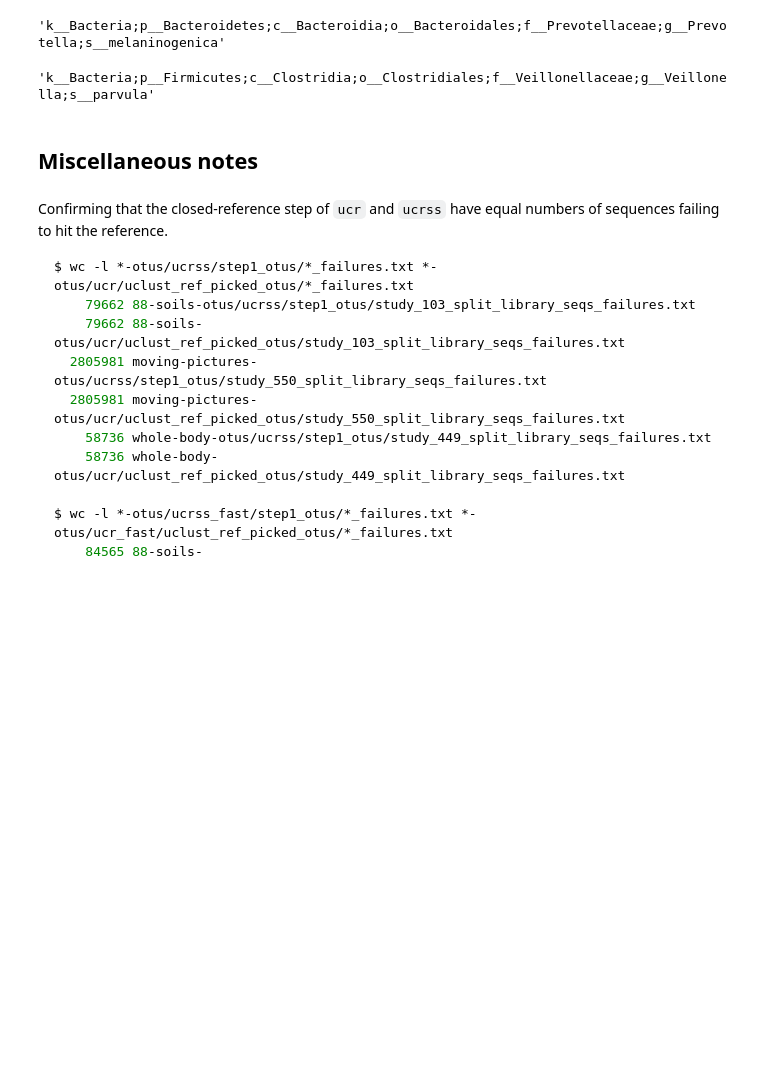
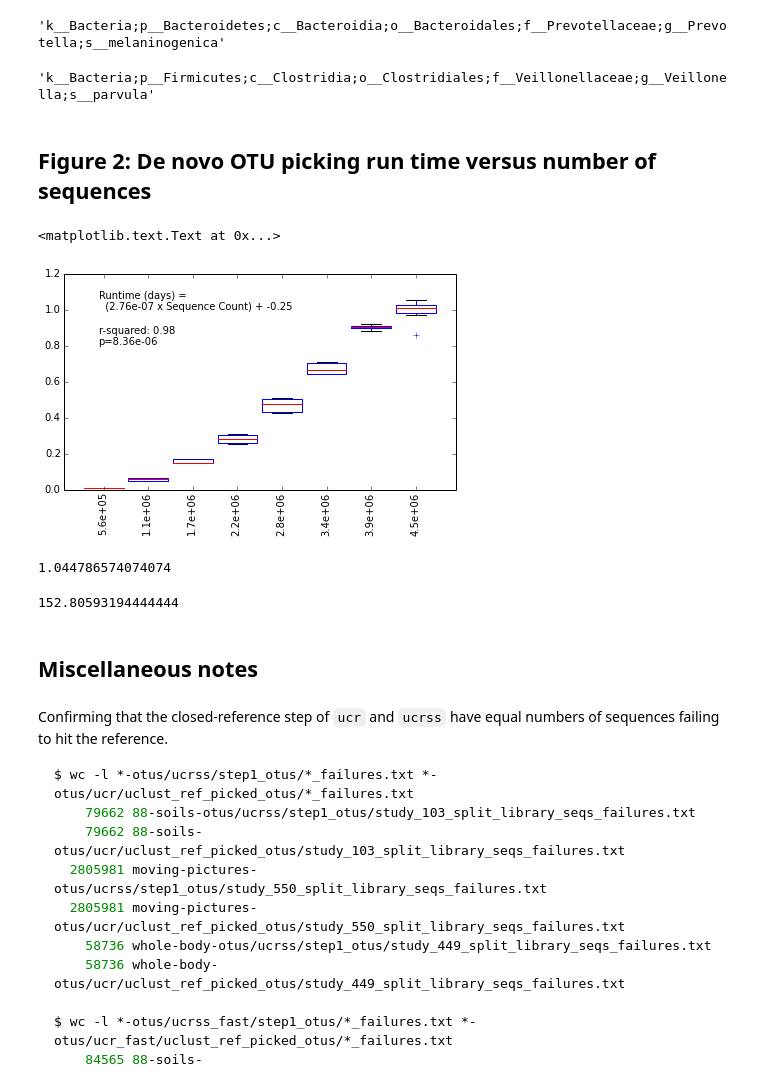
Before and after one commit to caporaso-lab/cloaked-octo-ninja, a Jupyter notebook: analyses.ipynb, the cells around one changed output. Drawn from its saved outputs; the diff is of its cells as text; code cells hidden in the pictures; blank space fills up the shorter version.

```diff
--- a/analyses.ipynb
+++ b/analyses.ipynb
@@ -555,3 +555,5 @@ gs_results[('whole-body', 'ucrss')]['taxonomy']['New.CleanUp.ReferenceOTU222']
 gs_results[('whole-body', 'ucrss')]['taxonomy']['New.CleanUp.ReferenceOTU17550']
 # %% [output]
 'k__Bacteria;p__Firmicutes;c__Clostridia;o__Clostridiales;f__Veillonellaceae;g__Veillonella;s__parvula'
+# %% [markdown]
+## Figure 2: De novo OTU picking run time versus number of sequences
@@ -557,0 +573,15 @@ gs_results[('whole-body', 'ucrss')]['taxonomy']['New.CleanUp.ReferenceOTU17550']
+# %%
+time_data = times.items()
+time_data.sort()
+time_data = time_data[9:]
+num_seqs, time_distributions = zip(*time_data)
+ax = boxplots(time_distributions, [e/1000000 for e in num_seqs], ['%1.1e' % e for e in num_seqs])
+
+slope, intercept, r_value, p_value, std_err = stats.linregress(num_seqs, [np.median(x) for x in time_distributions])
+label = ["Runtime (days) = \n  (%1.2e x Sequence Count) + %1.2f" % (slope, intercept),
+         "\nr-squared: %1.2f\np=%1.2e" % (r_value, p_value)]
+
+ax.text(0.15,0.70,"\n".join(label))
+# %% [output]
+<matplotlib.text.Text at 0x...>
+[figure, added]
@@ -558,3 +591,11 @@ gs_results[('whole-body', 'ucrss')]['taxonomy']['New.CleanUp.ReferenceOTU17550']
+# %%
+time_in_days(total_seqs)
+# %% [output]
+1.044786574074074
+# %%
+time_in_days(661202560)
+# %% [output]
+152.80593194444444
 # %% [markdown]
 ## Miscellaneous notes
 # %% [markdown]
```
Also changed, not shown: parts of 8 cells of this notebook.
